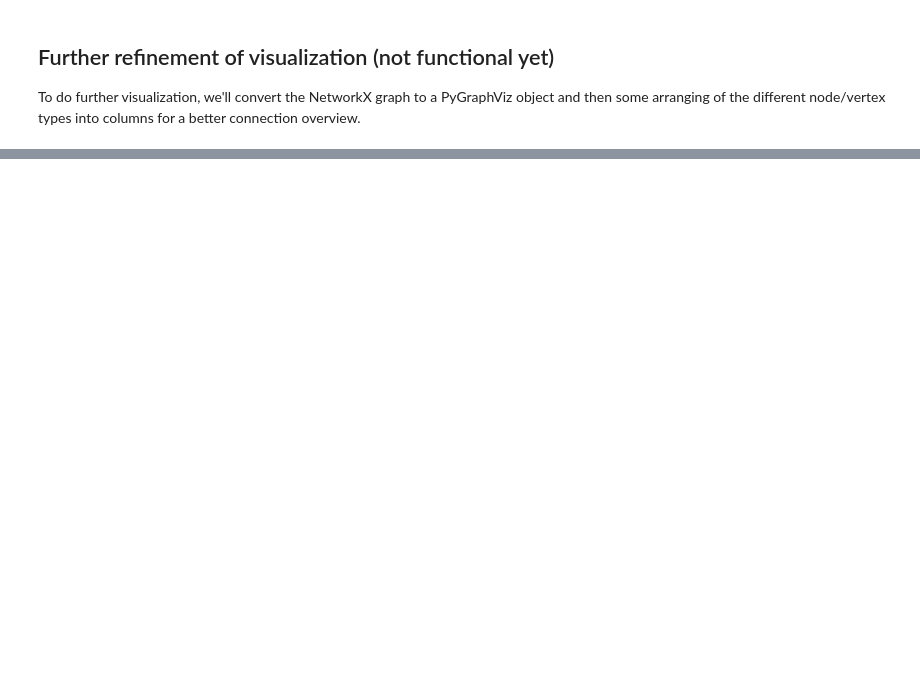
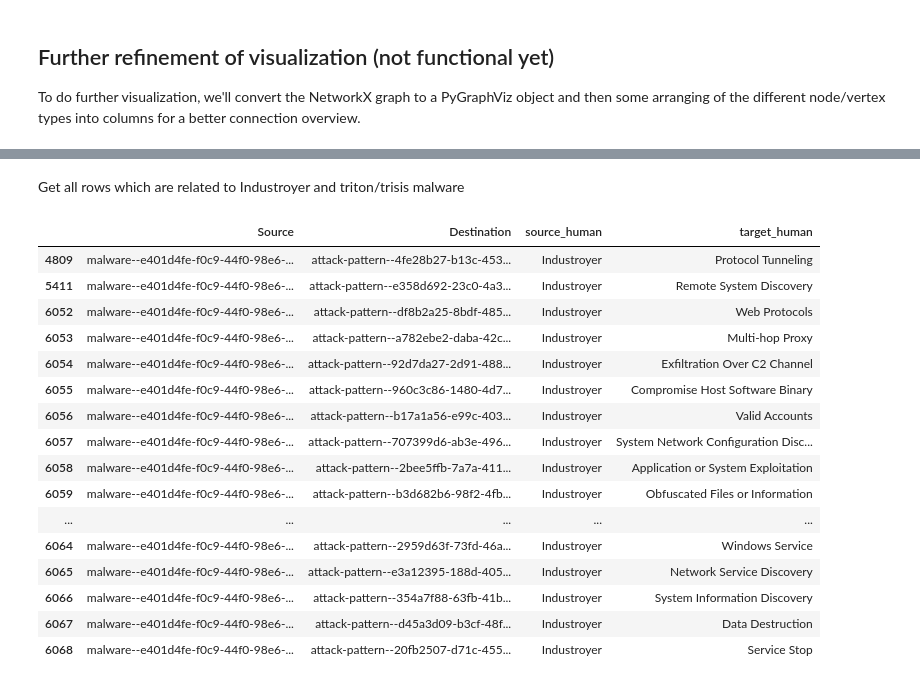
Before and after one commit to JorisRijs/mitre-visuals, a Jupyter notebook: Ics-mitre-mapping.ipynb, the cells around one changed output, grey strips where cells are left out. Drawn from its saved outputs; the diff is of its cells as text; code cells hidden in the pictures; blank space fills up the shorter version.

```diff
--- a/Ics-mitre-mapping.ipynb
+++ b/Ics-mitre-mapping.ipynb
@@ -724,0 +822,22 @@ show()
+# %% [markdown]
+Get all rows which are related to Industroyer and triton/trisis malware
+# %%
+ent_techniques
+# %% [output]
+|  | Source | Destination | source_human | target_human |
+| 4809 | malware--e401d4fe-f0c9-44f0-98e6-... | attack-pattern--4fe28b27-b13c-453... | Industroyer | Protocol Tunneling |
+| 5411 | malware--e401d4fe-f0c9-44f0-98e6-... | attack-pattern--e358d692-23c0-4a3... | Industroyer | Remote System Discovery |
+| 6052 | malware--e401d4fe-f0c9-44f0-98e6-... | attack-pattern--df8b2a25-8bdf-485... | Industroyer | Web Protocols |
+| 6053 | malware--e401d4fe-f0c9-44f0-98e6-... | attack-pattern--a782ebe2-daba-42c... | Industroyer | Multi-hop Proxy |
+| 6054 | malware--e401d4fe-f0c9-44f0-98e6-... | attack-pattern--92d7da27-2d91-488... | Industroyer | Exfiltration Over C2 Channel |
+| 6055 | malware--e401d4fe-f0c9-44f0-98e6-... | attack-pattern--960c3c86-1480-4d7... | Industroyer | Compromise Host Software Binary |
+| 6056 | malware--e401d4fe-f0c9-44f0-98e6-... | attack-pattern--b17a1a56-e99c-403... | Industroyer | Valid Accounts |
+| 6057 | malware--e401d4fe-f0c9-44f0-98e6-... | attack-pattern--707399d6-ab3e-496... | Industroyer | System Network Configuration Disc... |
+| 6058 | malware--e401d4fe-f0c9-44f0-98e6-... | attack-pattern--2bee5ffb-7a7a-411... | Industroyer | Application or System Exploitation |
+| 6059 | malware--e401d4fe-f0c9-44f0-98e6-... | attack-pattern--b3d682b6-98f2-4fb... | Industroyer | Obfuscated Files or Information |
+| ... | ... | ... | ... | ... |
+| 6064 | malware--e401d4fe-f0c9-44f0-98e6-... | attack-pattern--2959d63f-73fd-46a... | Industroyer | Windows Service |
+| 6065 | malware--e401d4fe-f0c9-44f0-98e6-... | attack-pattern--e3a12395-188d-405... | Industroyer | Network Service Discovery |
+| 6066 | malware--e401d4fe-f0c9-44f0-98e6-... | attack-pattern--354a7f88-63fb-41b... | Industroyer | System Information Discovery |
+| 6067 | malware--e401d4fe-f0c9-44f0-98e6-... | attack-pattern--d45a3d09-b3cf-48f... | Industroyer | Data Destruction |
+| 6068 | malware--e401d4fe-f0c9-44f0-98e6-... | attack-pattern--20fb2507-d71c-455... | Industroyer | Service Stop |
```
Also changed, not shown: parts of 11 cells of this notebook, 2 other files.
